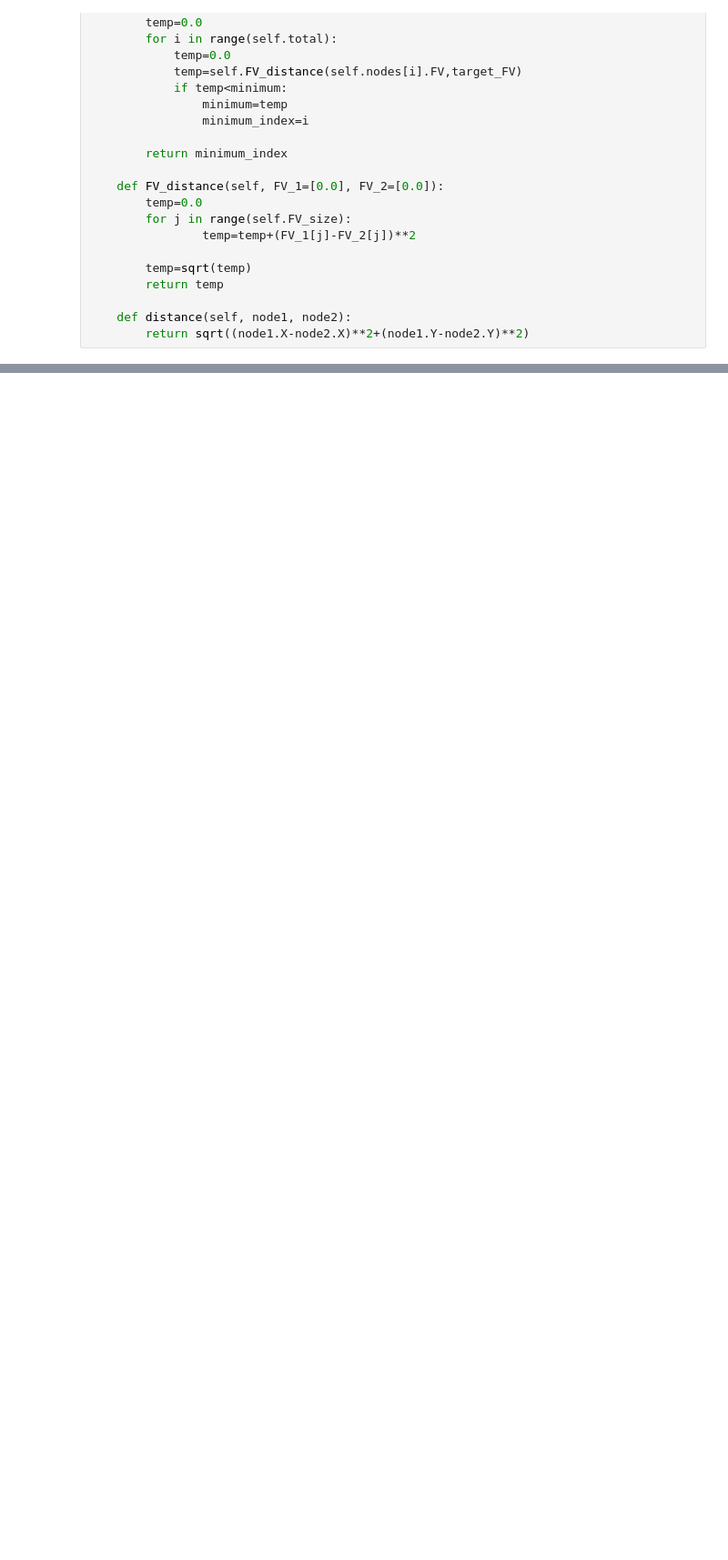
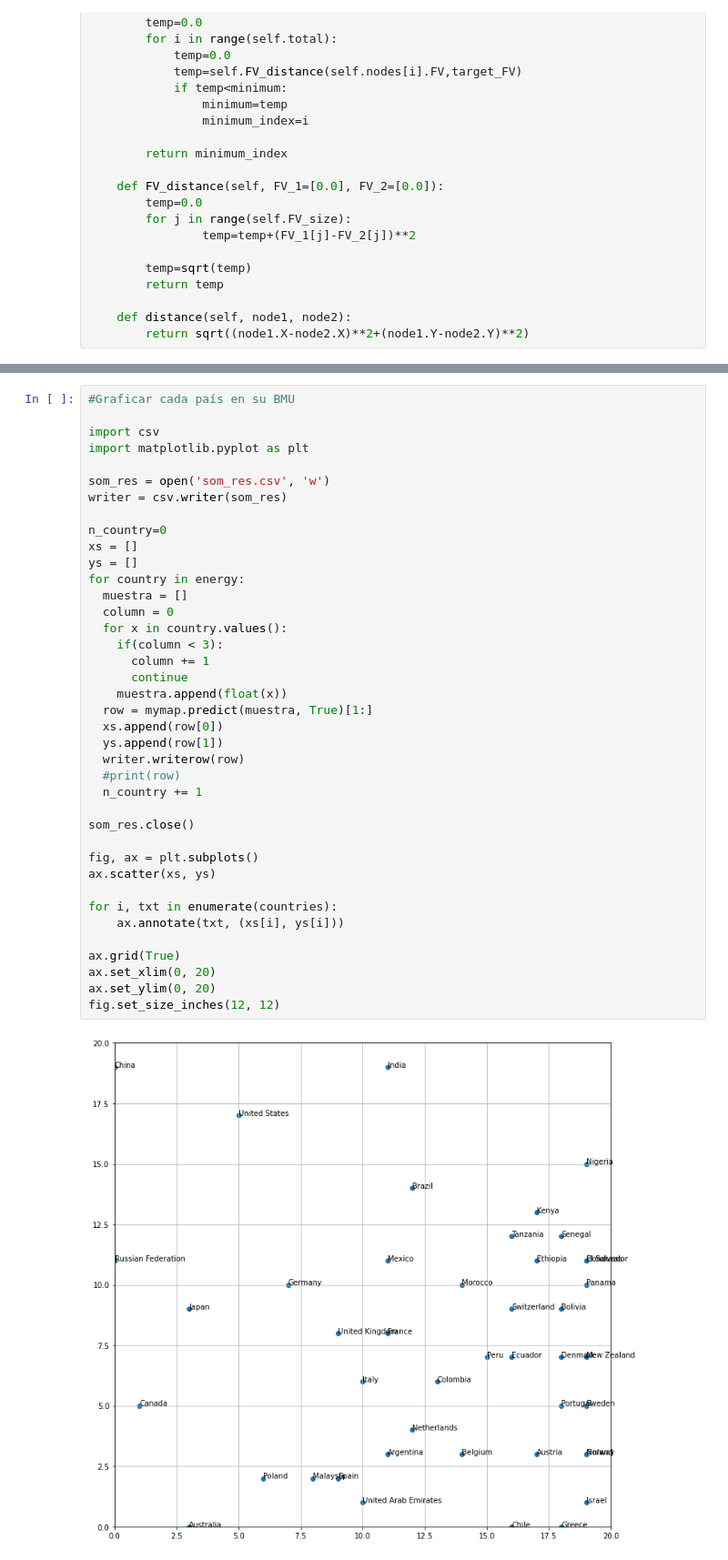
Before and after one commit to angelfonsecar/SOM_energy, a Jupyter notebook: SOM_energy.ipynb, the cells around one changed output, grey strips where cells are left out. Shown at 91% size. Saved outputs shown, nothing was run; the diff lists cells and outputs as text; blank space fills up the shorter version.

Commit message:
Graph in python and data from csv

```diff
--- a/SOM_energy.ipynb
+++ b/SOM_energy.ipynb
@@ -234,0 +174,41 @@ Predicción 1:  ([23.08844757737408], 12, 12)
+# %%
+#Graficar cada país en su BMU
+
+import csv
+import matplotlib.pyplot as plt
+
+som_res = open('som_res.csv', 'w')
+writer = csv.writer(som_res)
+
+n_country=0
+xs = []
+ys = []
+for country in energy:
+  muestra = []
+  column = 0
+  for x in country.values():
+    if(column < 3):
+      column += 1
+      continue
+    muestra.append(float(x))
+  row = mymap.predict(muestra, True)[1:]
+  xs.append(row[0])
+  ys.append(row[1])
+  writer.writerow(row)
+  #print(row)
+  n_country += 1
+
+som_res.close()
+
+fig, ax = plt.subplots()
+ax.scatter(xs, ys)
+
+for i, txt in enumerate(countries):
+    ax.annotate(txt, (xs[i], ys[i]))
+
+ax.grid(True)
+ax.set_xlim(0, 20)
+ax.set_ylim(0, 20)
+fig.set_size_inches(12, 12)
+# %% [output]
+[figure, added]
```
Also changed, not shown: parts of 2 cells of this notebook.
